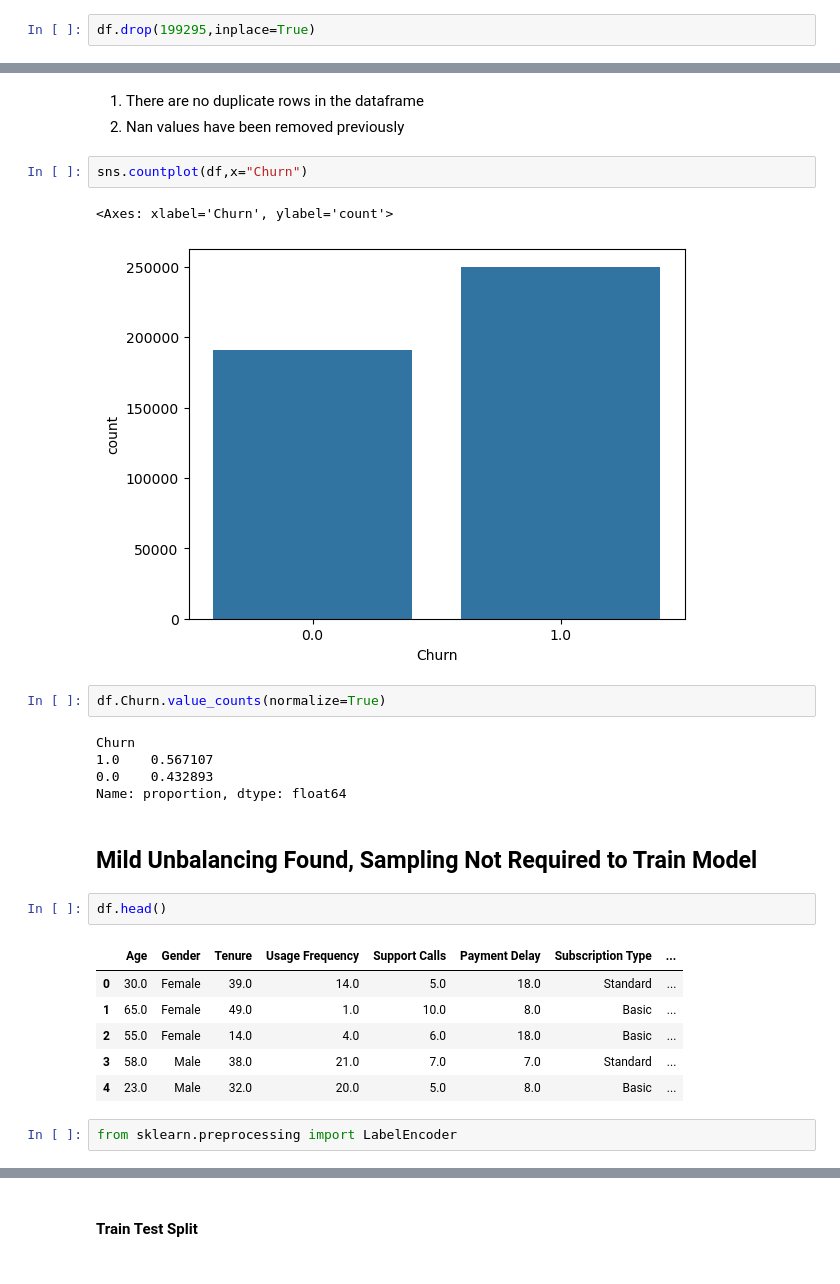
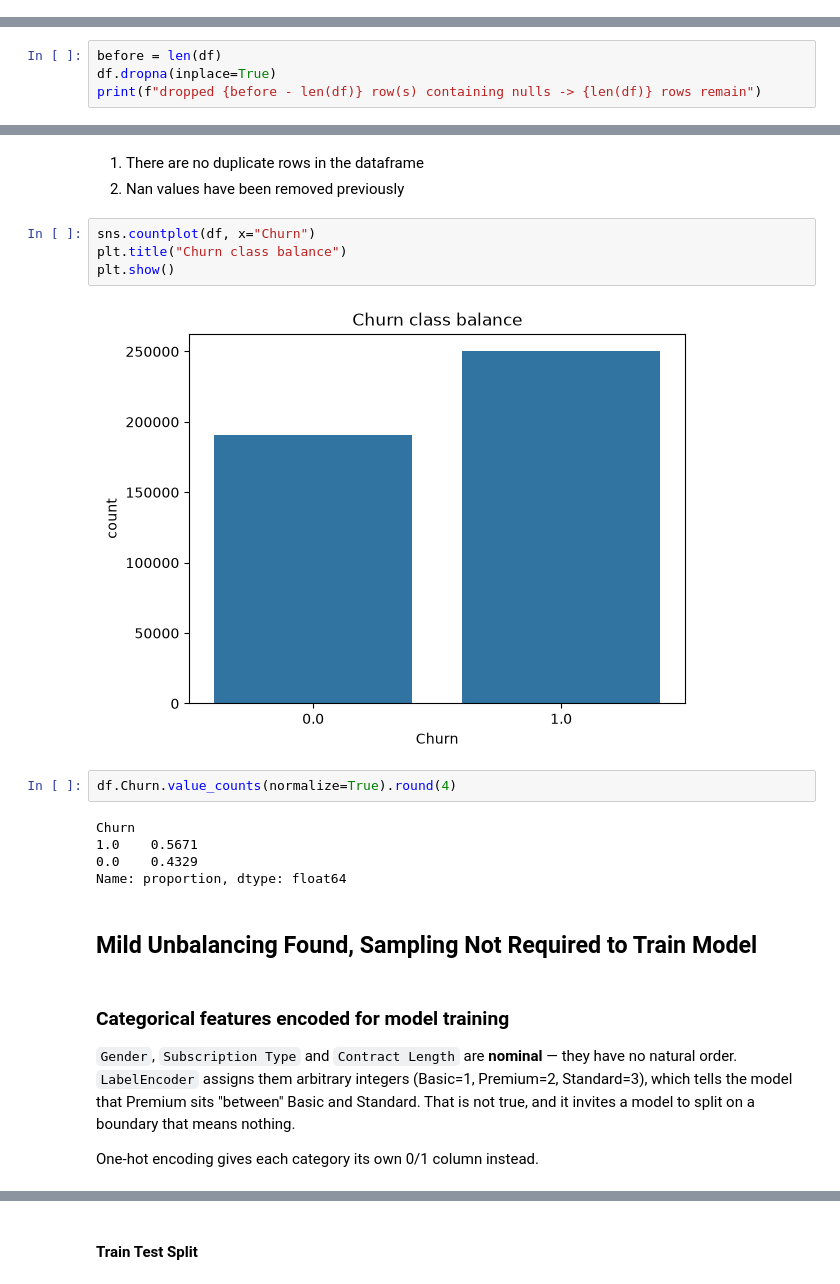
Before and after one commit to ratul-sraj/churn-pred, a Jupyter notebook: Churn Pred.ipynb, the cells around one changed output, grey strips where cells are left out. Saved outputs shown, nothing was run; the diff lists cells and outputs as text.

```diff
--- a/Churn Pred.ipynb
+++ b/Churn Pred.ipynb
@@ -82,2 +85,0 @@ df[df.isna().any(axis=1)]
-# %%
-df.drop(199295,inplace=True)
@@ -83,0 +91,4 @@ df.drop(199295,inplace=True)
+# %%
+before = len(df)
+df.dropna(inplace=True)
+print(f"dropped {before - len(df)} row(s) containing nulls -> {len(df)} rows remain")
@@ -104,28 +117,28 @@ np.int64(0)
 1. There are no duplicate rows in the dataframe
 2. Nan values have been removed previously
 # %%
-sns.countplot(df,x="Churn")
+sns.countplot(df, x="Churn")
+plt.title("Churn class balance")
+plt.show()
 # %% [output]
-<Axes: xlabel='Churn', ylabel='count'>
-[figure, old version]
+[figure, new version]
 # %%
-df.Churn.value_counts(normalize=True)
+df.Churn.value_counts(normalize=True).round(4)
 # %% [output]
 Churn
-1.0    0.567107
-0.0    0.432893
+1.0    0.5671
+0.0    0.4329
 Name: proportion, dtype: float64
 # %% [markdown]
 ## Mild Unbalancing Found, Sampling Not Required to Train Model
-# %%
-df.head()
-# %% [output]
-|  | Age | Gender | Tenure | Usage Frequency | Support Calls | Payment Delay | Subscription Type | ... |
-| 0 | 30.0 | Female | 39.0 | 14.0 | 5.0 | 18.0 | Standard | ... |
-| 1 | 65.0 | Female | 49.0 | 1.0 | 10.0 | 8.0 | Basic | ... |
-| 2 | 55.0 | Female | 14.0 | 4.0 | 6.0 | 18.0 | Basic | ... |
-| 3 | 58.0 | Male | 38.0 | 21.0 | 7.0 | 7.0 | Standard | ... |
-| 4 | 23.0 | Male | 32.0 | 20.0 | 5.0 | 8.0 | Basic | ... |
-# %%
-from sklearn.preprocessing import LabelEncoder
+# %% [markdown]
+### Categorical features encoded for model training
+
+`Gender`, `Subscription Type` and `Contract Length` are **nominal** — they have
+no natural order. `LabelEncoder` assigns them arbitrary integers (Basic=1,
+Premium=2, Standard=3), which tells the model that Premium sits "between" Basic
+and Standard. That is not true, and it invites a model to split on a boundary
+that means nothing.
+
+One-hot encoding gives each category its own 0/1 column instead.
 # %%
```
Also changed, not shown: parts of 34 cells of this notebook, 1 other file.
